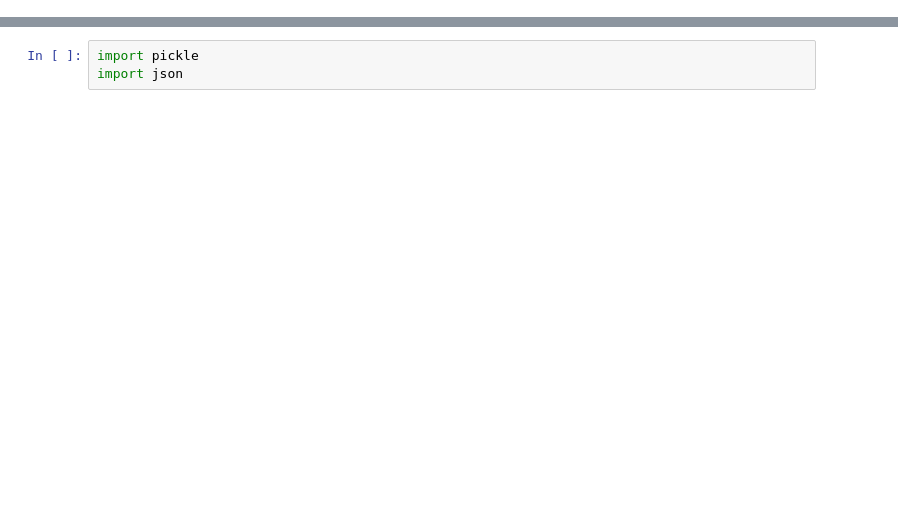
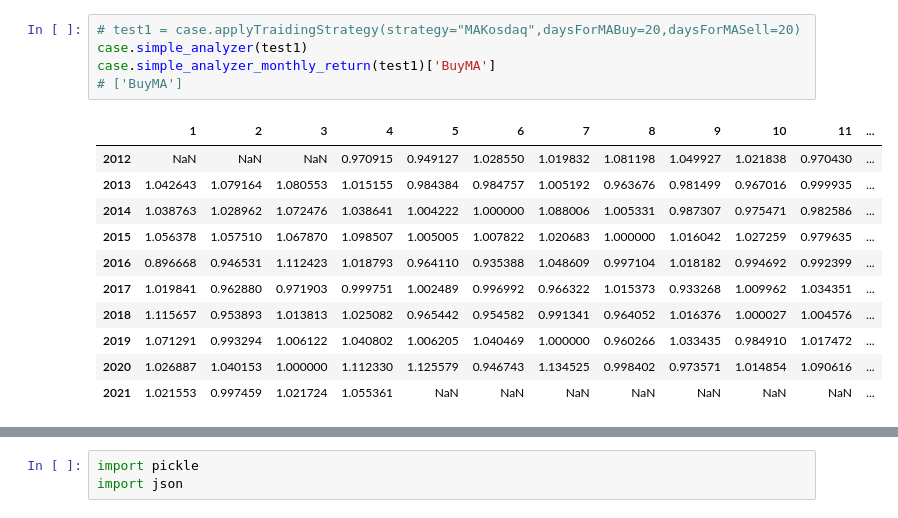
Before and after one commit to malkovich0/FinancePy, a Jupyter notebook: test.ipynb, the cells around one changed output, grey strips where cells are left out. Saved outputs shown, nothing was run; the diff lists cells and outputs as text; blank space fills up the shorter version.

```diff
--- a/test.ipynb
+++ b/test.ipynb
@@ -12,0 +159,17 @@ case.methodStockWeight = 'momentum_score_defensive'
+# %%
+# test1 = case.applyTraidingStrategy(strategy="MAKosdaq",daysForMABuy=20,daysForMASell=20)
+case.simple_analyzer(test1)
+case.simple_analyzer_monthly_return(test1)['BuyMA']
+# ['BuyMA']
+# %% [output]
+|  | 1 | 2 | 3 | 4 | 5 | 6 | 7 | 8 | 9 | 10 | 11 | ... |
+| 2012 | NaN | NaN | NaN | 0.970915 | 0.949127 | 1.028550 | 1.019832 | 1.081198 | 1.049927 | 1.021838 | 0.970430 | ... |
+| 2013 | 1.042643 | 1.079164 | 1.080553 | 1.015155 | 0.984384 | 0.984757 | 1.005192 | 0.963676 | 0.981499 | 0.967016 | 0.999935 | ... |
+| 2014 | 1.038763 | 1.028962 | 1.072476 | 1.038641 | 1.004222 | 1.000000 | 1.088006 | 1.005331 | 0.987307 | 0.975471 | 0.982586 | ... |
+| 2015 | 1.056378 | 1.057510 | 1.067870 | 1.098507 | 1.005005 | 1.007822 | 1.020683 | 1.000000 | 1.016042 | 1.027259 | 0.979635 | ... |
+| 2016 | 0.896668 | 0.946531 | 1.112423 | 1.018793 | 0.964110 | 0.935388 | 1.048609 | 0.997104 | 1.018182 | 0.994692 | 0.992399 | ... |
+| 2017 | 1.019841 | 0.962880 | 0.971903 | 0.999751 | 1.002489 | 0.996992 | 0.966322 | 1.015373 | 0.933268 | 1.009962 | 1.034351 | ... |
+| 2018 | 1.115657 | 0.953893 | 1.013813 | 1.025082 | 0.965442 | 0.954582 | 0.991341 | 0.964052 | 1.016376 | 1.000027 | 1.004576 | ... |
+| 2019 | 1.071291 | 0.993294 | 1.006122 | 1.040802 | 1.006205 | 1.040469 | 1.000000 | 0.960266 | 1.033435 | 0.984910 | 1.017472 | ... |
+| 2020 | 1.026887 | 1.040153 | 1.000000 | 1.112330 | 1.125579 | 0.946743 | 1.134525 | 0.998402 | 0.973571 | 1.014854 | 1.090616 | ... |
+| 2021 | 1.021553 | 0.997459 | 1.021724 | 1.055361 | NaN | NaN | NaN | NaN | NaN | NaN | NaN | ... |
```
Also changed, not shown: parts of 151 cells of this notebook, 3 other files.
